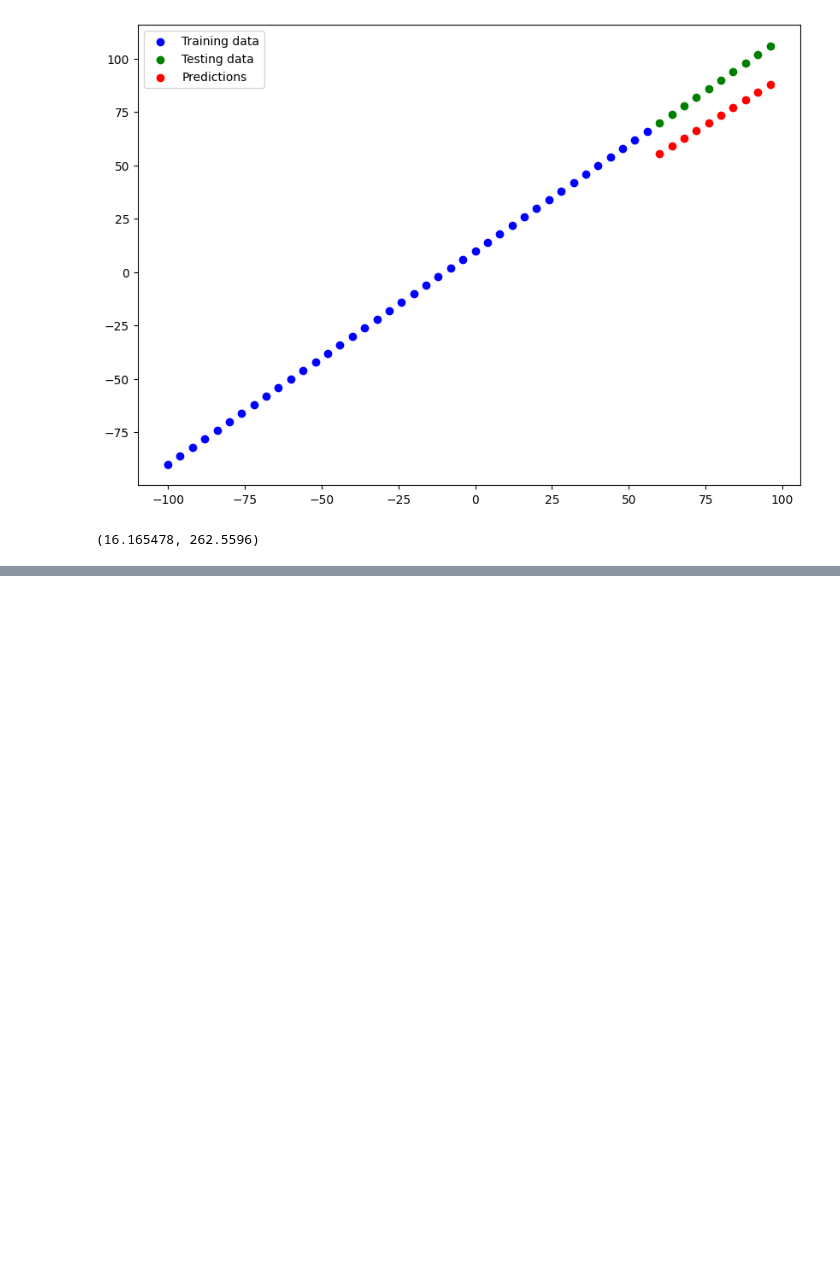
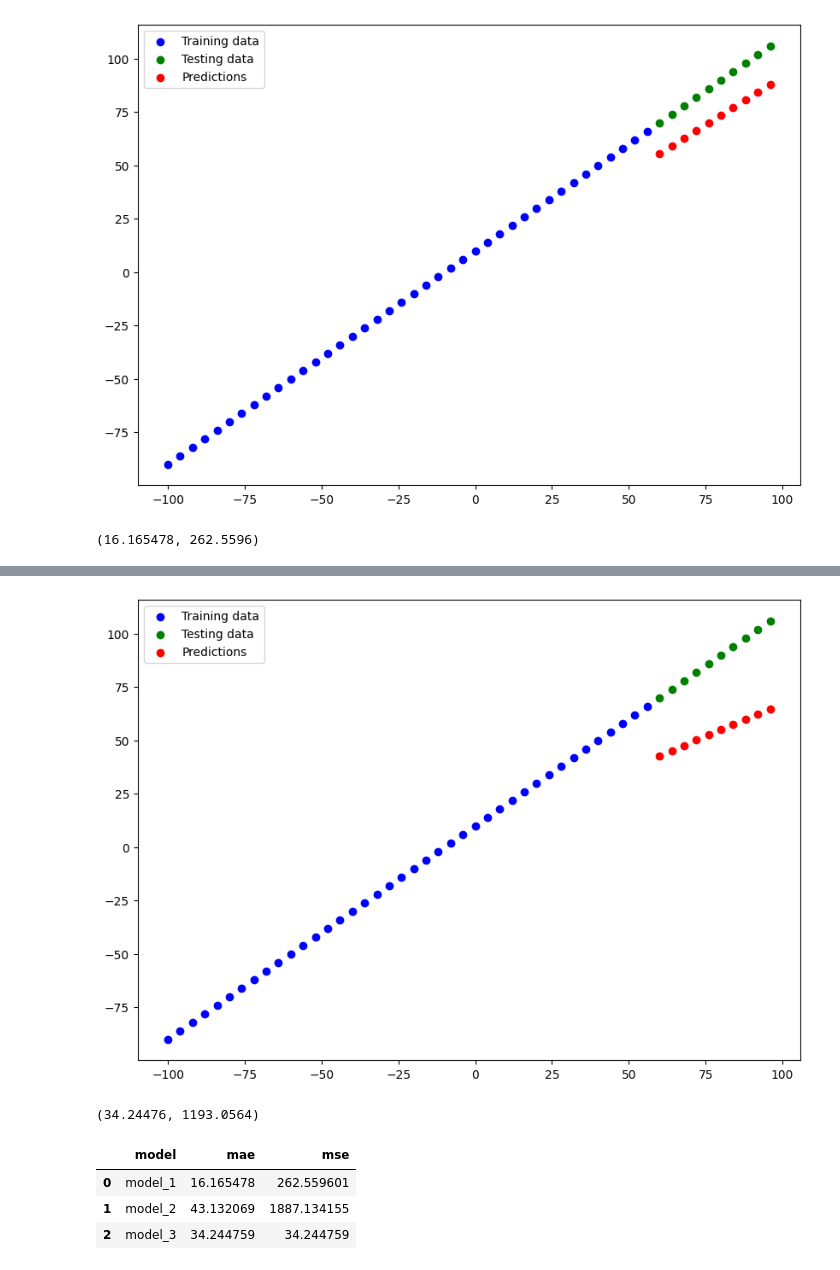
Before and after one commit to lukeclarksf/tensorflow2, a Jupyter notebook: tensorflow_ch1.ipynb, the cells around one changed output, grey strips where cells are left out. Cells and saved outputs as stored; diff of their text form; code cells hidden in the pictures; blank space fills up the shorter version.

```diff
--- a/tensorflow_ch1.ipynb
+++ b/tensorflow_ch1.ipynb
@@ -475,0 +511,5 @@ model_2.fit(tf.expand_dims(X_train, axis=-1), y_train, epochs=100, verbose=0) #
+# %%
+# Make and plot predictions for model_3
+y_preds_3 = model_3.predict(X_test)
+plot_predictions(predictions=y_preds_3)
+# %% [output]
@@ -475,0 +517,8 @@ model_2.fit(tf.expand_dims(X_train, axis=-1), y_train, epochs=100, verbose=0) #
+[figure, added]
+# %%
+# Calculate model_3 metrics
+mae_3 = mae(y_test, y_preds_3.squeeze()).numpy()
+mse_3 = mse(y_test, y_preds_3.squeeze()).numpy()
+mae_3, mse_3
+# %% [output]
+(34.24476, 1193.0564)
@@ -475,0 +529,9 @@ model_2.fit(tf.expand_dims(X_train, axis=-1), y_train, epochs=100, verbose=0) #
+# %%
+import pandas as pd
+all_results = pd.DataFrame(model_results, columns=["model", "mae", "mse"])
+all_results
+# %% [output]
+|  | model | mae | mse |
+| 0 | model_1 | 16.165478 | 262.559601 |
+| 1 | model_2 | 43.132069 | 1887.134155 |
+| 2 | model_3 | 34.244759 | 34.244759 |
```
Also changed, not shown: parts of 20 cells of this notebook, 1 other file.
